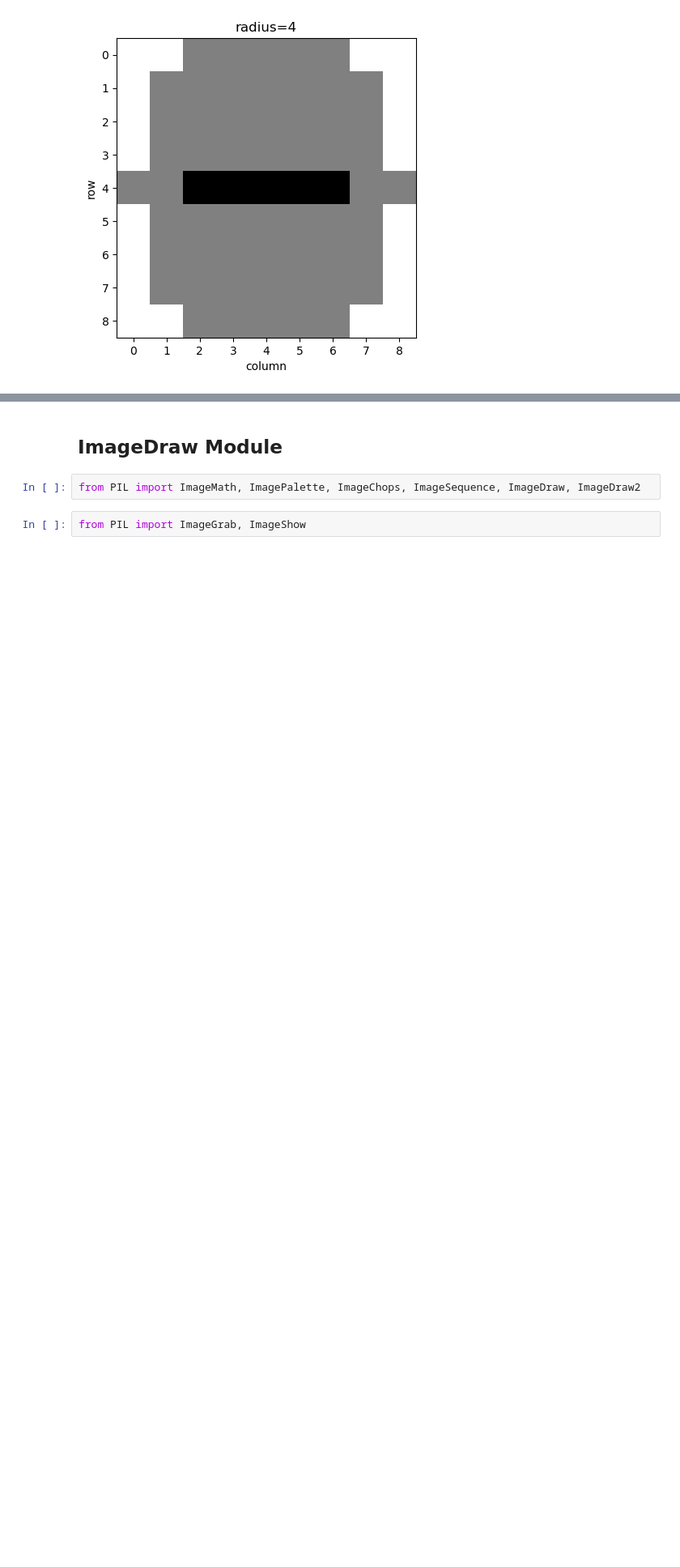
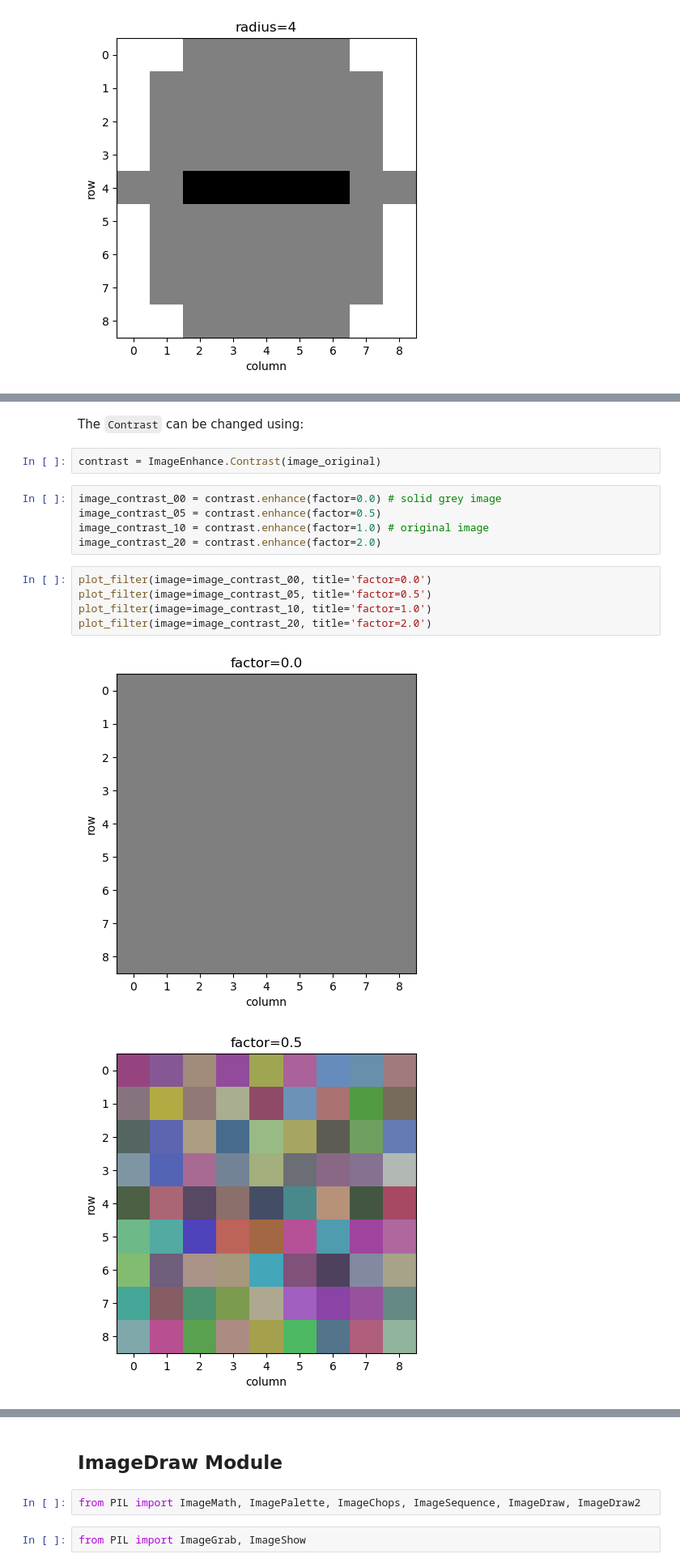
Before and after one commit to PhilipYip1988/python-notebooks, a Jupyter notebook: pillow_library/notebook.ipynb, the cells around one changed output, grey strips where cells are left out. Shown at 81% size. Cells and saved outputs as stored; diff of their text form; blank space fills up the shorter version.

````diff
--- a/pillow_library/notebook.ipynb
+++ b/pillow_library/notebook.ipynb
@@ -566,0 +623,17 @@ ImageEnhance ImageTransform ImageMath
+# %% [markdown]
+The ```Contrast``` can be changed using:
+# %%
+contrast = ImageEnhance.Contrast(image_original)
+# %%
+image_contrast_00 = contrast.enhance(factor=0.0) # solid grey image
+image_contrast_05 = contrast.enhance(factor=0.5)
+image_contrast_10 = contrast.enhance(factor=1.0) # original image
+image_contrast_20 = contrast.enhance(factor=2.0)
+# %%
+plot_filter(image=image_contrast_00, title='factor=0.0')
+plot_filter(image=image_contrast_05, title='factor=0.5')
+plot_filter(image=image_contrast_10, title='factor=1.0')
+plot_filter(image=image_contrast_20, title='factor=2.0')
+# %% [output]
+[figure, added]
+[figure, added]
````
Also changed, not shown: parts of 38 cells of this notebook.
